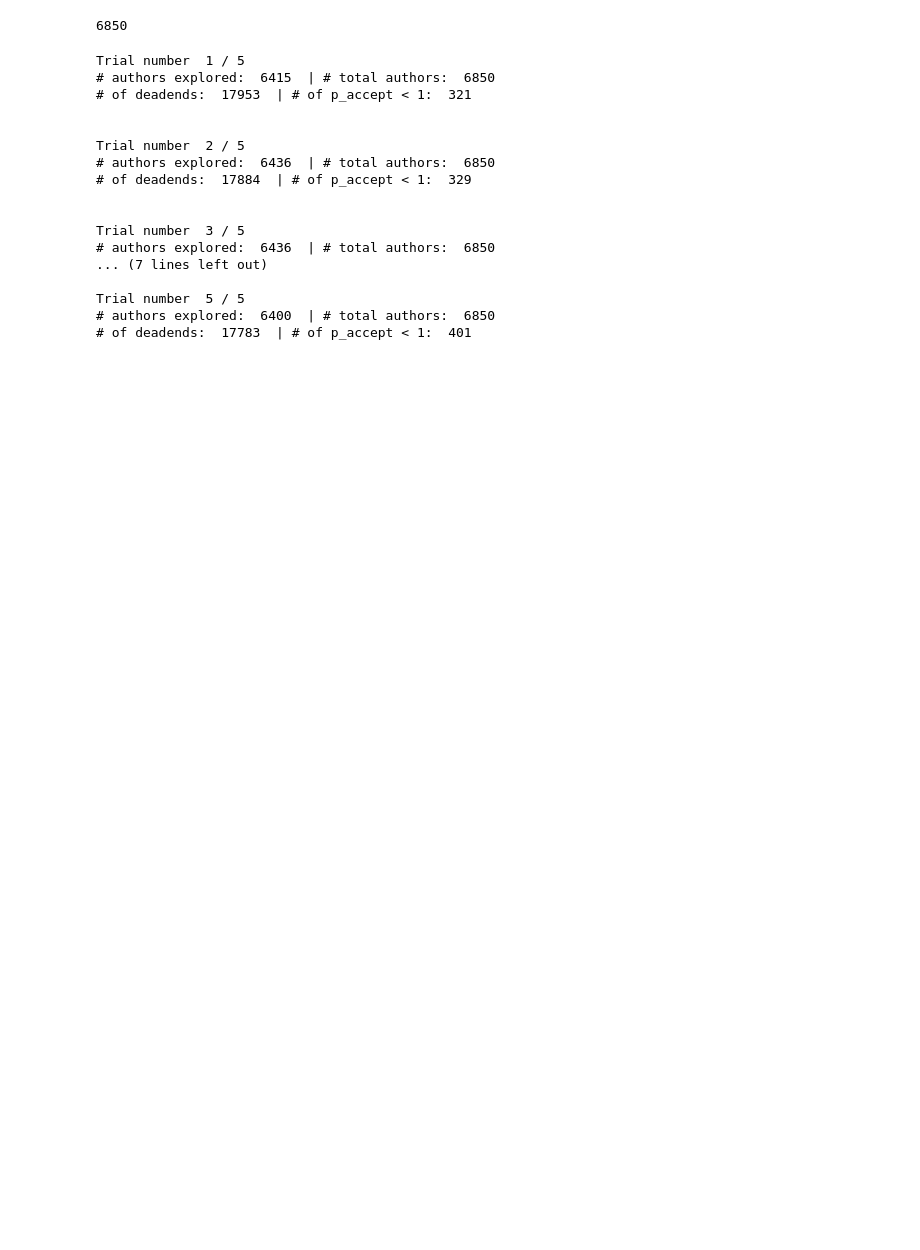
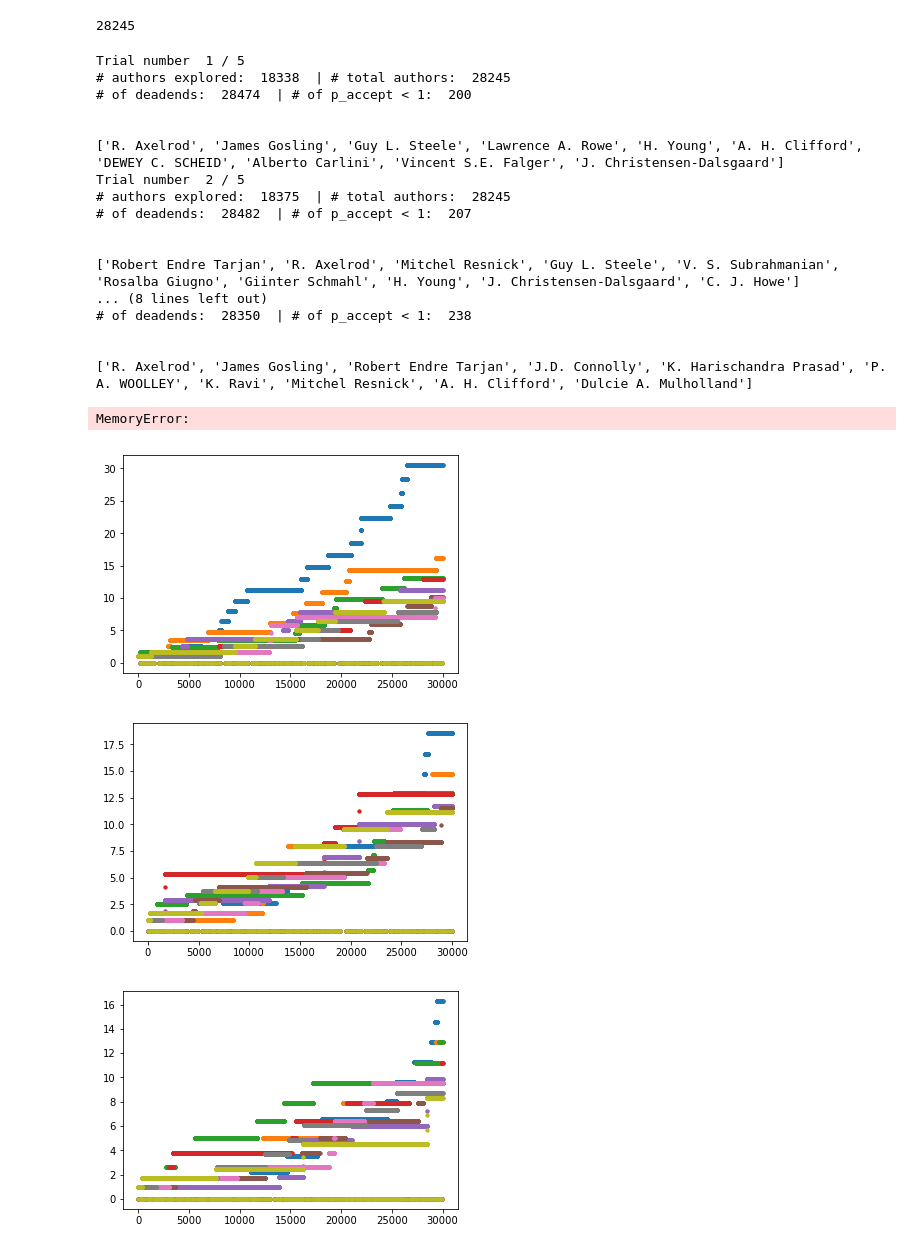
Before and after one commit to irichen/ee126finalproj, a Jupyter notebook: parsing/Combined skeleton code.ipynb, the cells around one changed output. Cells and saved outputs as stored; diff of their text form; code cells hidden in the pictures; blank space fills up the shorter version.

Commit message:
trying aminer_papers_4.txt; clean up code

```diff
--- a/parsing/Combined skeleton code.ipynb
+++ b/parsing/Combined skeleton code.ipynb
@@ -6,12 +6,12 @@ import matplotlib.pyplot as plt
 %matplotlib inline
 # %%
 data = "["
-with open("../aminer_papers_0.txt") as myfile:
+with open("../aminer_papers_4.txt") as myfile:
     counter = 0
     for line in myfile:
         counter += 1
         data += line + ","
-        if counter > 30000:
+        if counter > 50000:
             break
 
 data = data[:-1] + "]"
@@ -80,7 +78,7 @@ for obj in author_to_author_and_papers.keys():
 # %%
 len(author_to_author_and_papers)
 # %% [output]
-6850
+28245
 # %%
 #returns id of author chosen uniformly randomly
 def randStartPoint(author_to_score):
@@ -98,12 +96,9 @@ def getScore(cur_author, proposed_author, author_to_score):
     return np.log10(score)
 #     return 1
 # %%
-#to do: sum up multiple papers btwn a and b
-
-#update author_to_score every iteration
 def graphtraversal(num_trials, num_walks_per_trial):
-    outputs = []
-    list_of_author_to_score = []
+#     outputs = []
+#     list_of_author_to_score = []
     numAuthors = len(author_to_author_and_papers)
 
     for i in range(num_trials):
@@ -182,32 +177,52 @@ def graphtraversal(num_trials, num_walks_per_trial):
             trial_output[:, num_walk] = list(author_to_score.values())
 
         #add trial results to output matrix
-        outputs.append(trial_output)
-        list_of_author_to_score.append(author_to_score)
+#         outputs.append(trial_output)
+#         list_of_author_to_score.append(author_to_score)
         print("# authors explored: ", len(authors_explored), " | # total authors: ", len(author_to_score))
         print("# of deadends: ", deadend, " | # of p_accept < 1: ", p_accept_lt_1)
         print('\n')
 
-    return outputs, list_of_author_to_score
+        #plot and display results
+        top_authors = sorted(author_to_score, key=author_to_score.get, reverse=True)[:10]
+        top_authors_idx = [list(author_to_score.keys()).index(author) for author in top_authors]
+        print(top_authors)
+
+        plt.figure()
+        rows, cols = trial_output.shape
+        first = True
+        for row in top_authors_idx:
+            if first:
+                first = False
+                continue
+            y_data = trial_output[row]
+            plt.plot(range(cols), y_data, '.')
+
+#     return outputs, list_of_author_to_score
 # %%
 value = 5
 paper_to_if = {key:value for key in paper_to_journal.keys()}
-outputs, list_of_author_to_score = graphtraversal(5, 20000)
+# outputs, list_of_author_to_score = graphtraversal(5, 30000)
+graphtraversal(5, 30000)
 # %% [output]
 Trial number  1 / 5
-# authors explored:  6415  | # total authors:  6850
-# of deadends:  17953  | # of p_accept < 1:  321
+# authors explored:  18338  | # total authors:  28245
+# of deadends:  28474  | # of p_accept < 1:  200
 
 
+['R. Axelrod', 'James Gosling', 'Guy L. Steele', 'Lawrence A. Rowe', 'H. Young', 'A. H. Clifford', 'DEWEY C. SCHEID', 'Alberto Carlini', 'Vincent S.E. Falger', 'J. Christensen-Dalsgaard']
 Trial number  2 / 5
-# authors explored:  6436  | # total authors:  6850
-# of deadends:  17884  | # of p_accept < 1:  329
+# authors explored:  18375  | # total authors:  28245
+# of deadends:  28482  | # of p_accept < 1:  207
 
 
-Trial number  3 / 5
-# authors explored:  6436  | # total authors:  6850
-... (7 lines left out)
+['Robert Endre Tarjan', 'R. Axelrod', 'Mitchel Resnick', 'Guy L. Steele', 'V. S. Subrahmanian', 'Rosalba Giugno', 'Giinter Schmahl', 'H. Young', 'J. Christensen-Dalsgaard', 'C. J. Howe']
+... (8 lines left out)
+# of deadends:  28350  | # of p_accept < 1:  238
 
-Trial number  5 / 5
-# authors explored:  6400  | # total authors:  6850
-# of deadends:  17783  | # of p_accept < 1:  401
+
+['R. Axelrod', 'James Gosling', 'Robert Endre Tarjan', 'J.D. Connolly', 'K. Harischandra Prasad', 'P. A. WOOLLEY', 'K. Ravi', 'Mitchel Resnick', 'A. H. Clifford', 'Dulcie A. Mulholland']
+MemoryError:
+[figure, added]
+[figure, added]
+[figure, added]
```
Also changed, not shown: parts of 6 cells of this notebook.
